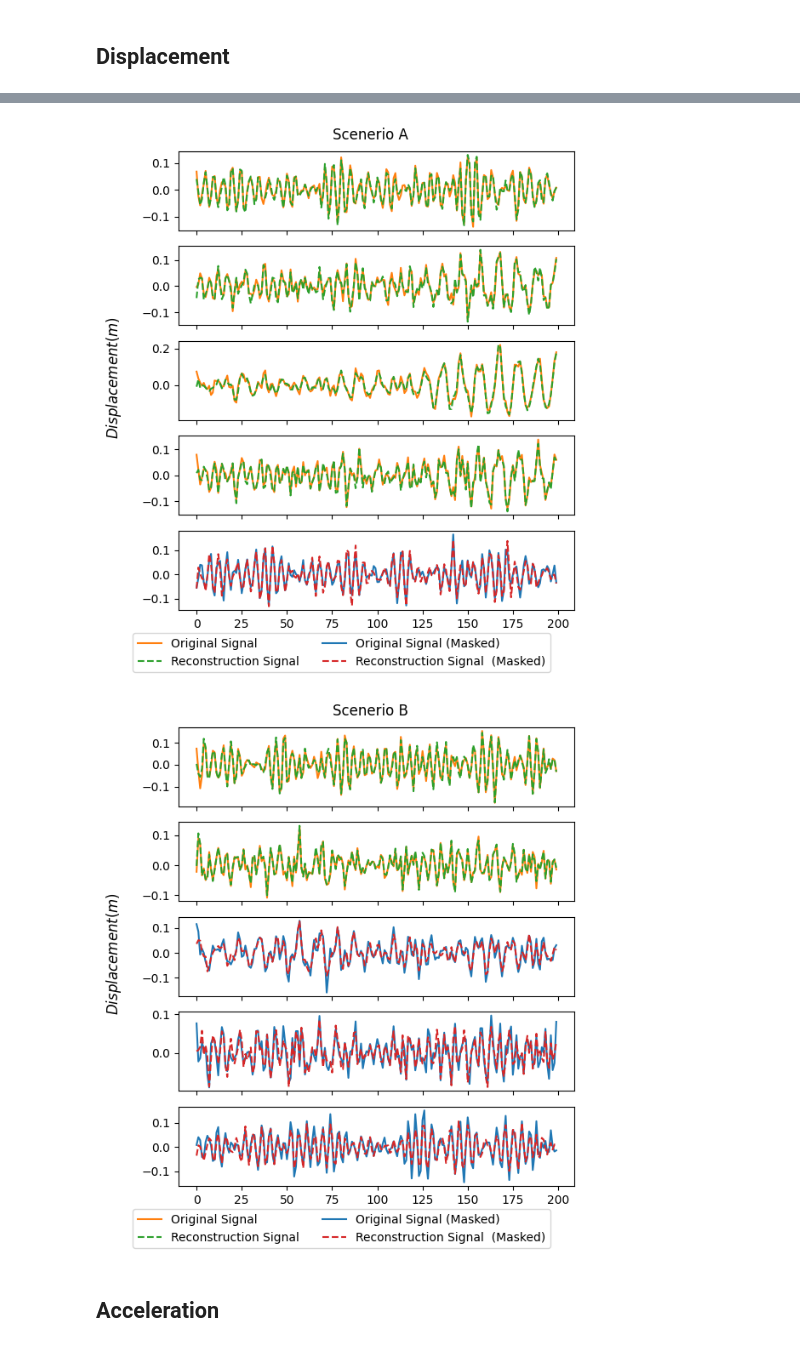
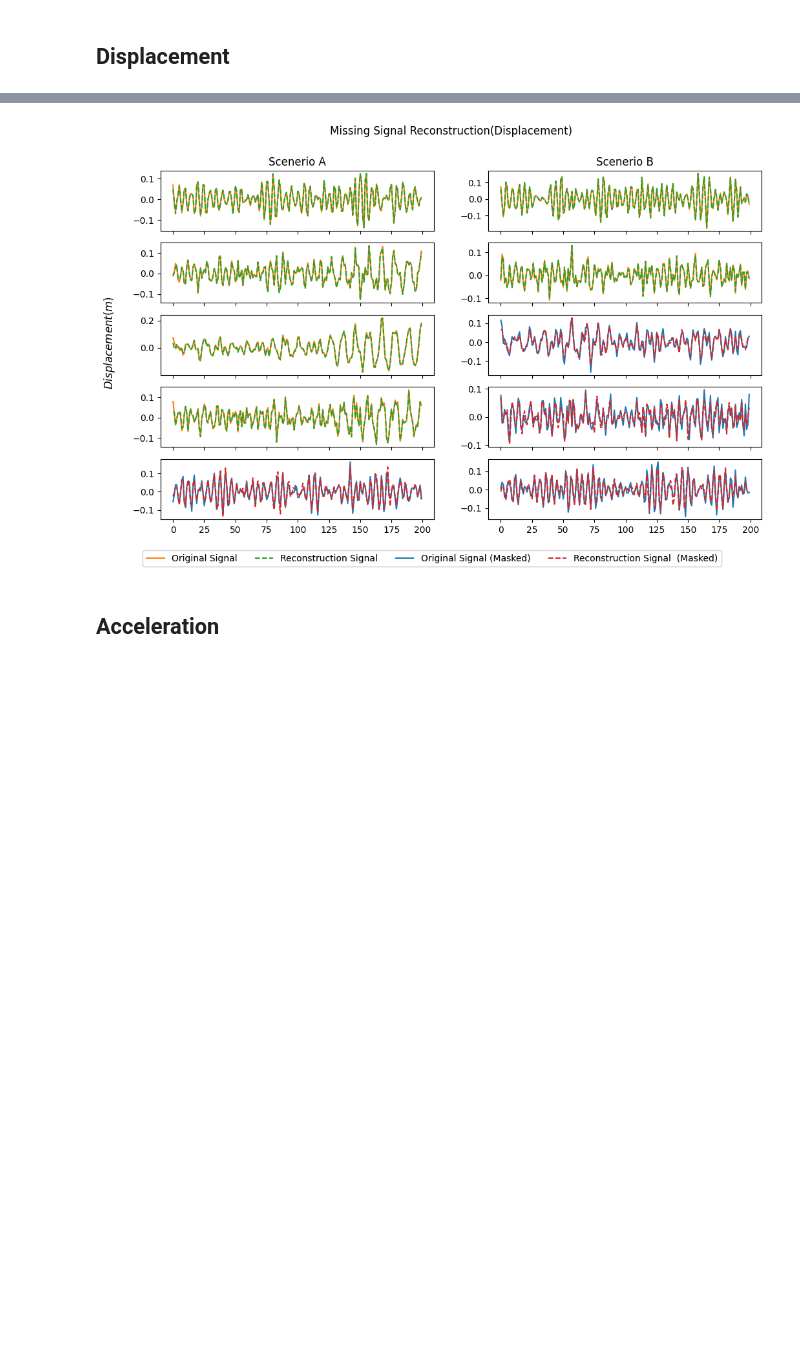
Before and after one commit to tingyan08/ICSHM2022, a Jupyter notebook: testing_reconstruction.ipynb, the cells around one changed output, grey strips where cells are left out. Drawn from its saved outputs; the diff is of its cells as text; code cells hidden in the pictures; blank space fills up the shorter version.

```diff
--- a/testing_reconstruction.ipynb
+++ b/testing_reconstruction.ipynb
@@ -53,5 +51,6 @@ def denormalize(signal):
     return output_signal
 # %%
 mode = "test"
-dataset = DataReconstructionDataset(path="./Data", mode=mode)
+source = "Displacement"
+dataset = DataReconstructionDataset(path="./Data", source=source, mode=mode)
 dataloader = DataLoader(dataset, batch_size=32, shuffle=False)
@@ -62,0 +57,7 @@ transfer_TripletAE = EncoderDecoder.load_from_checkpoint("./Logs/Reconstruction/
+# %%
+scratch = EncoderDecoder(source=source, transfer=False, pretrain=False).eval().to("cuda")
+scratch.load_state_dict(torch.load("./Logs/Reconstruction/Displacement-From_Scratch/LAST/version_0/checkpoints/epoch=00176-val_loss=0.0008.ckpt")["state_dict"])
+pretrain = EncoderDecoder(source=source, transfer=False, pretrain=True).eval().to("cuda")
+pretrain.load_state_dict(torch.load("./Logs/Reconstruction/Displacement-Pretrain/LAST/version_0/checkpoints/epoch=00070-val_loss=0.0007.ckpt")["state_dict"])
+transfer = EncoderDecoder(source=source, transfer=True, pretrain=False).eval().to("cuda")
+transfer.load_state_dict(torch.load("./Logs/Reconstruction/Displacement-Transfer/LAST/version_0/checkpoints/epoch=00494-val_loss=0.0010.ckpt")["state_dict"])
@@ -65,17 +68,15 @@ original_signal = []
 masked_signal = []
 
 scratch_prediction = []
-AE_prediction = []
-dAE_prediction = []
-tAE_prediction = []
+pretrain_prediction = []
+transfer_prediction = []
 
 for masked_input, original_input in dataloader:
     with torch.no_grad():
         masked_input = masked_input.to("cuda")
         scratch_prediction += scratch(masked_input).unsqueeze(0)
-        AE_prediction += transfer_AE(masked_input).unsqueeze(0)
-        dAE_prediction += transfer_DamageAE(masked_input).unsqueeze(0)
-        tAE_prediction += transfer_TripletAE(masked_input).unsqueeze(0)
+        pretrain_prediction += pretrain(masked_input).unsqueeze(0)
+        transfer_prediction += transfer(masked_input).unsqueeze(0)
 
         original_signal += original_input.unsqueeze(0)
         masked_signal += masked_input.unsqueeze(0)
@@ -84,15 +85,13 @@ for masked_input, original_input in dataloader:
 masked_signal = torch.concat(masked_signal).cpu()
 original_signal = torch.concat(original_signal).cpu()
 scratch_prediction = torch.concat(scratch_prediction).cpu()
-AE_prediction = torch.concat(AE_prediction).cpu()
-dAE_prediction = torch.concat(dAE_prediction).cpu()
-tAE_prediction = torch.concat(tAE_prediction).cpu()
+pretrain_prediction = torch.concat(pretrain_prediction).cpu()
+transfer_prediction = torch.concat(transfer_prediction).cpu()
 # %%
 original_signal = denormalize(original_signal)
 scratch_prediction = denormalize(scratch_prediction)
-AE_prediction = denormalize(AE_prediction)
-dAE_prediction = denormalize(dAE_prediction)
-tAE_prediction = denormalize(tAE_prediction)
+pretrain_prediction = denormalize(pretrain_prediction)
+transfer_prediction = denormalize(transfer_prediction)
 # %%
 import torch.nn as nn
 mean_squared_error = nn.MSELoss()
@@ -140,13 +130,15 @@ NRMSE from TripletAE: 3.37 %
 # %%
-fig, axes = plt.subplots(5, 1, figsize=(6,7), sharex=True)
-fig = visualize_masked_process_reconstructions(fig, axes, masked_signal, scratch_prediction, original_signal, "A", r"$Displacement (m)$")
-plt.savefig("Scenerio A(disp).svg", bbox_inches="tight")
-fig, axes = plt.subplots(5, 1, figsize=(6,7), sharex=True)
-fig = visualize_masked_process_reconstructions(fig, axes, masked_signal, scratch_prediction, original_signal, "B", r"$Displacement (m)$")
-plt.savefig("Scenerio B(disp).svg", bbox_inches="tight")
+fig, axes = plt.subplots(5, 2, figsize=(12,7), sharex=True)
+visualize_masked_process_reconstructions(fig, axes[:,0], masked_signal, pretrain_prediction, original_signal, "A", r"$Displacement (m)$")
+visualize_masked_process_reconstructions(fig, axes[:,1], masked_signal, pretrain_prediction, original_signal, "B", r"$Displacement (m)$")
+
+fig.suptitle("Missing Signal Reconstruction(Displacement)")
+fig.supylabel(r"$Displacement (m)$", x=0.05)
+
+plt.savefig("./pic/Missing Reconstruction(disp).svg", bbox_inches="tight")
+plt.savefig("./pic/Missing Reconstruction(disp).png", bbox_inches="tight", dpi=500)
 # %% [output]
-[figure, old version]
+[figure, new version]
-[figure, removed]
 # %% [markdown]
 ## Acceleration
 # %%
```
Also changed, not shown: parts of 13 cells of this notebook, 16 other files.
